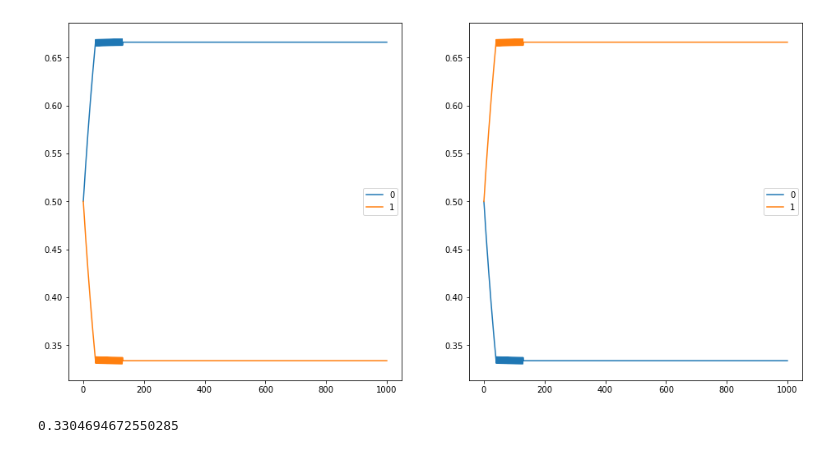
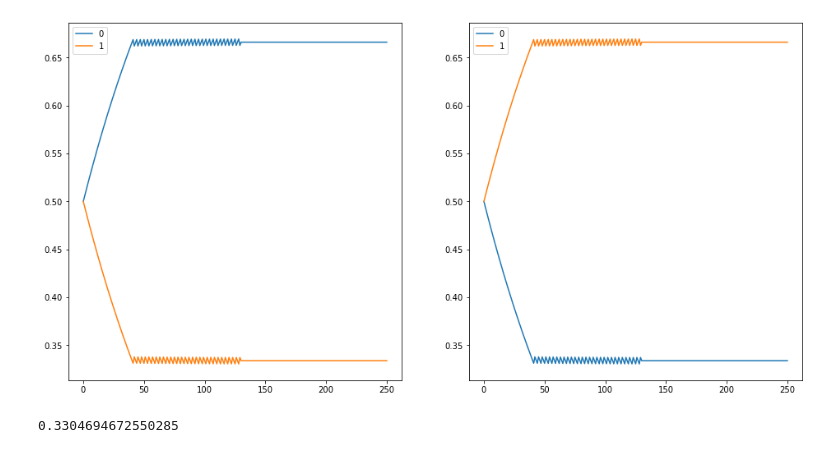
Before and after one commit to renatomatz/game_theory_simulators, a Jupyter notebook: v1/notebook.ipynb, the cells around one changed output. Cells and saved outputs as stored; diff of their text form; code cells hidden in the pictures.

```diff
--- a/v1/notebook.ipynb
+++ b/v1/notebook.ipynb
@@ -7,18 +7,18 @@ from sample_games import *
 # %%
 game = battle_of_sexes
 
-res, log = find_best_strat(game, verbose=False, init_method="equal")
+res, log = find_best_strat(game, verbose=False, n_iter=250, init_method="equal")
 
 fig = plt.figure(figsize=(16, 8))
 
 ax = fig.subplots(1, game.shape[-1])
 
 for i in range(game.shape[-1]):
     pd.DataFrame(log[i]).plot(ax=ax[i])
 
 plt.show()
 # %% [output]
-[figure, old version]
+[figure, new version]
 # %%
 np.min(log[1][:,0])
 # %% [output]
```
Also changed, not shown: 10 other files.
